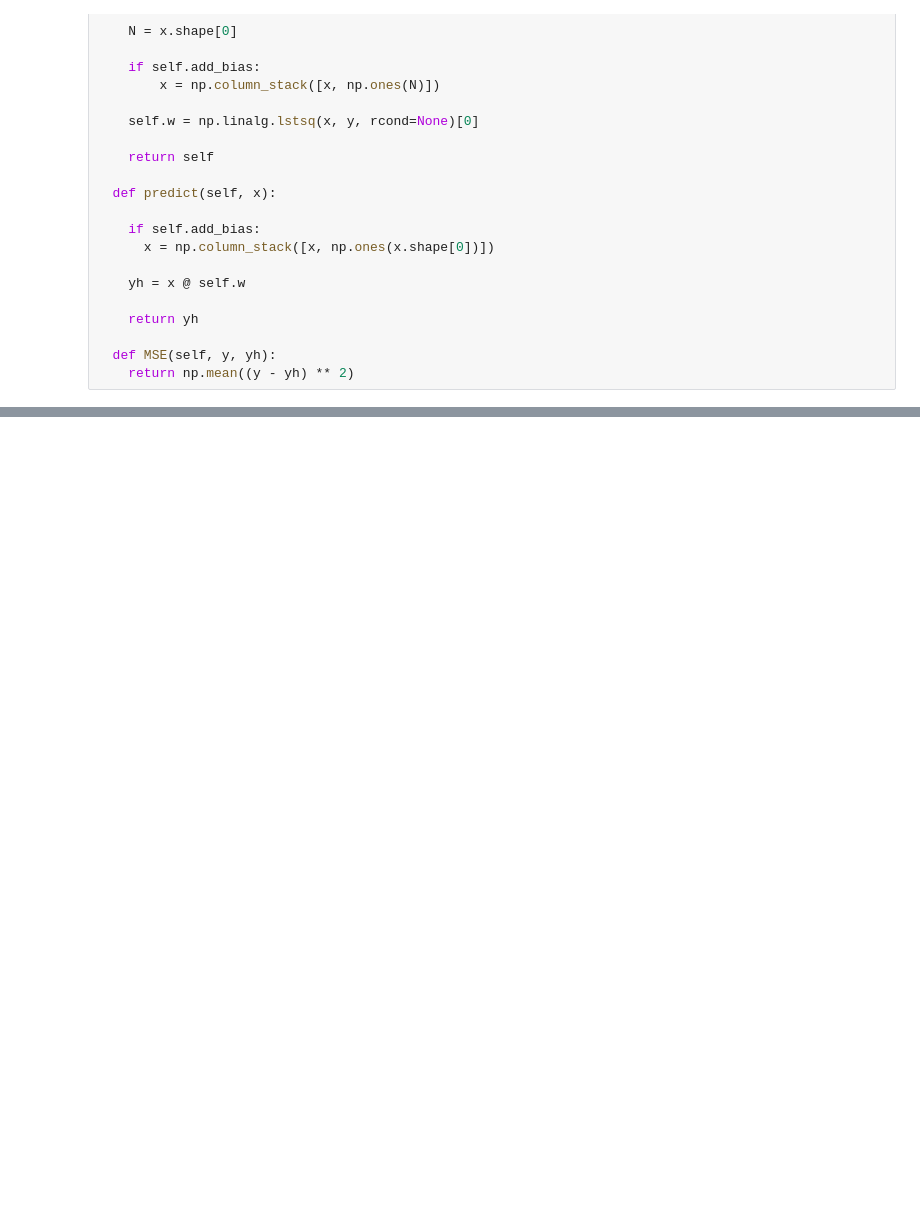
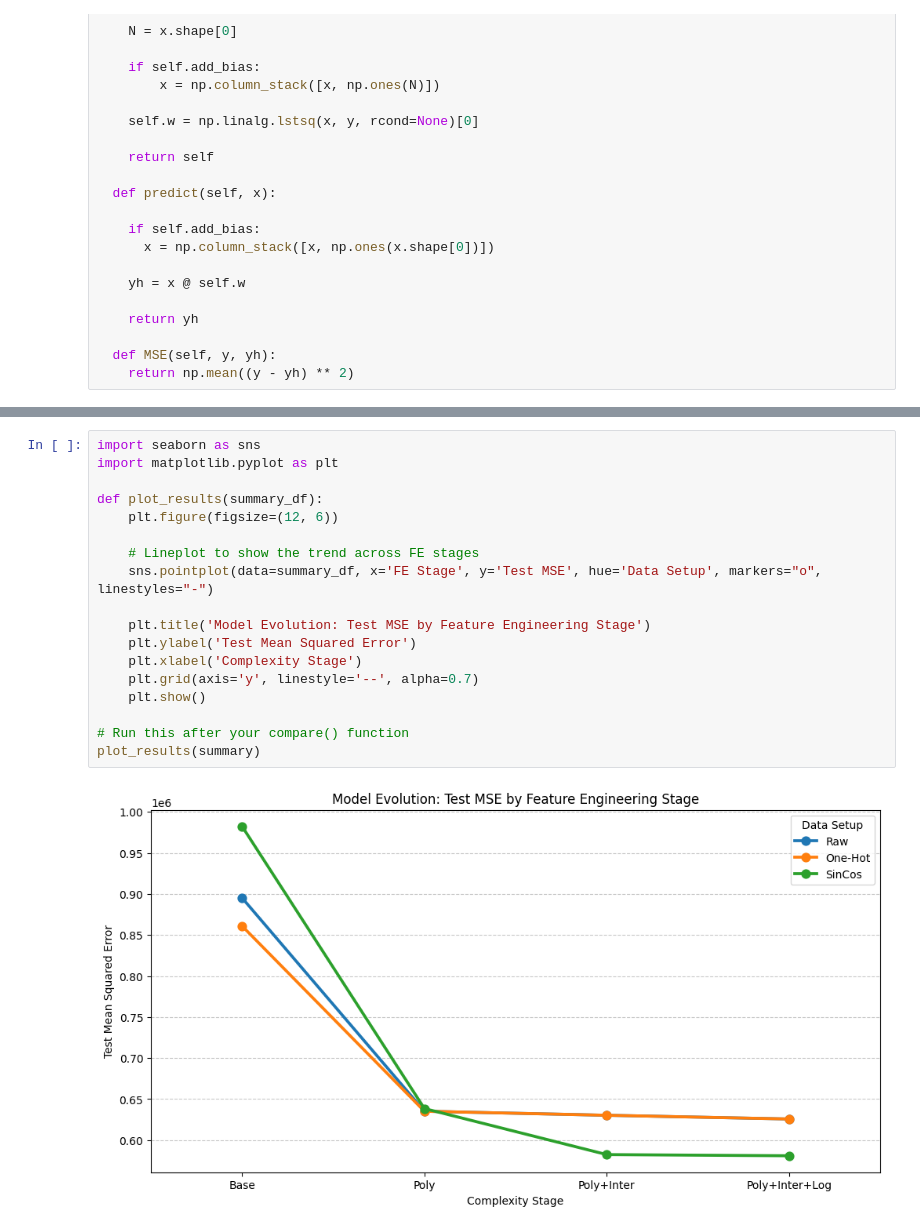
Before and after one commit to Daesere/551Assignments, a Jupyter notebook: 551A1.ipynb, the cells around one changed output, grey strips where cells are left out. Saved outputs shown, nothing was run; the diff lists cells and outputs as text; blank space fills up the shorter version.

```diff
--- a/551A1.ipynb
+++ b/551A1.ipynb
@@ -240,0 +312,20 @@ Test MSE after fe: 2182749.65
+# %%
+import seaborn as sns
+import matplotlib.pyplot as plt
+
+def plot_results(summary_df):
+    plt.figure(figsize=(12, 6))
+
+    # Lineplot to show the trend across FE stages
+    sns.pointplot(data=summary_df, x='FE Stage', y='Test MSE', hue='Data Setup', markers="o", linestyles="-")
+
+    plt.title('Model Evolution: Test MSE by Feature Engineering Stage')
+    plt.ylabel('Test Mean Squared Error')
+    plt.xlabel('Complexity Stage')
+    plt.grid(axis='y', linestyle='--', alpha=0.7)
+    plt.show()
+
+# Run this after your compare() function
+plot_results(summary)
+# %% [output]
+[figure, added]
```
Also changed, not shown: parts of 7 cells of this notebook.
